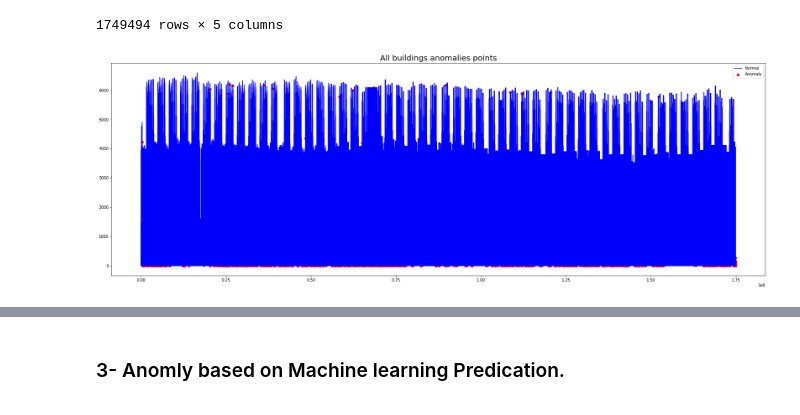
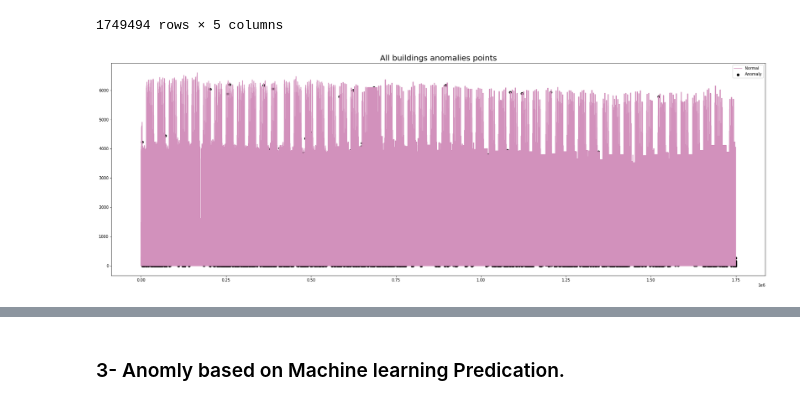
Before and after one commit to Eeman1113/large-scale-energy-anomaly-detection, a Jupyter notebook: large_scale_energy_anomaly_detection_lead.ipynb, the cells around one changed output, grey strips where cells are left out. Drawn from its saved outputs; the diff is of its cells as text; code cells hidden in the pictures.

```diff
--- a/large_scale_energy_anomaly_detection_lead.ipynb
+++ b/large_scale_energy_anomaly_detection_lead.ipynb
@@ -699,16 +697,16 @@ df_full_anomaly
 # %%
 
 fig, ax = plt.subplots(figsize=(30,10))
 
 anomaly = df_full_anomaly.loc[df_full_anomaly['Anomaly'] == -1, ['meter_reading']]
 
-ax.plot(df_full_anomaly.index, df_full_anomaly['meter_reading'], color='blue', label = 'Normal')
-ax.scatter(anomaly.index,anomaly['meter_reading'], color='red', label = 'Anomaly')
+ax.plot(df_full_anomaly.index, df_full_anomaly['meter_reading'], color='#D291BC', label = 'Normal')
+ax.scatter(anomaly.index,anomaly['meter_reading'], color='black', label = 'Anomaly')
 ax.set_title('All buildings anomalies points', fontsize=20)
 plt.legend()
 plt.show();
 # %% [output]
-[figure, old version]
+[figure, new version]
 # %%
 df_full_anomaly['Anomaly'].value_counts()
 # %% [output]
```
Also changed, not shown: parts of 11 cells of this notebook.
